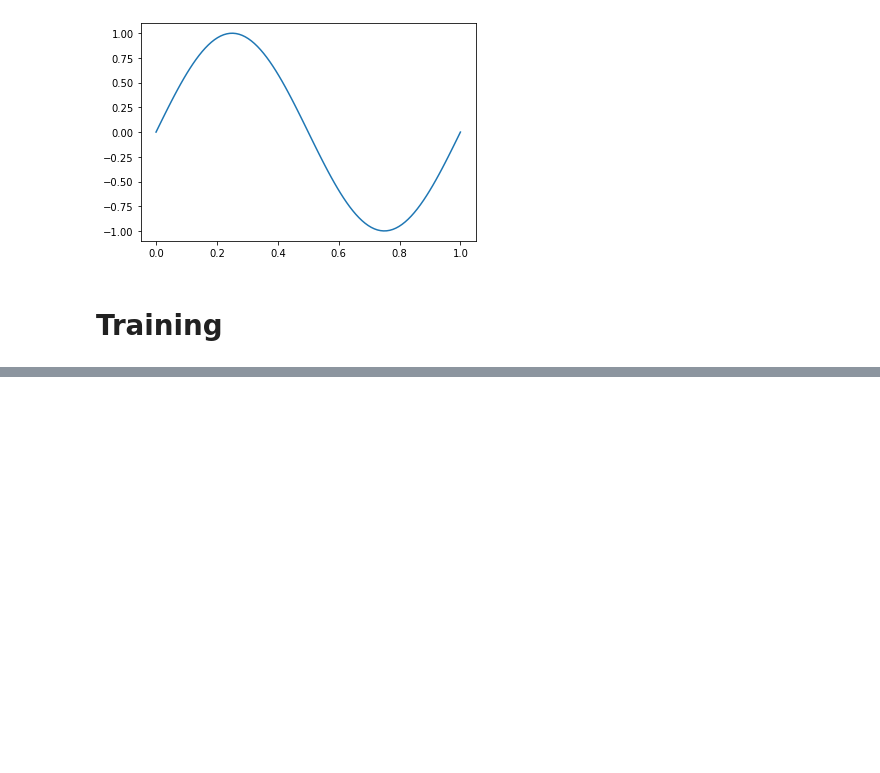
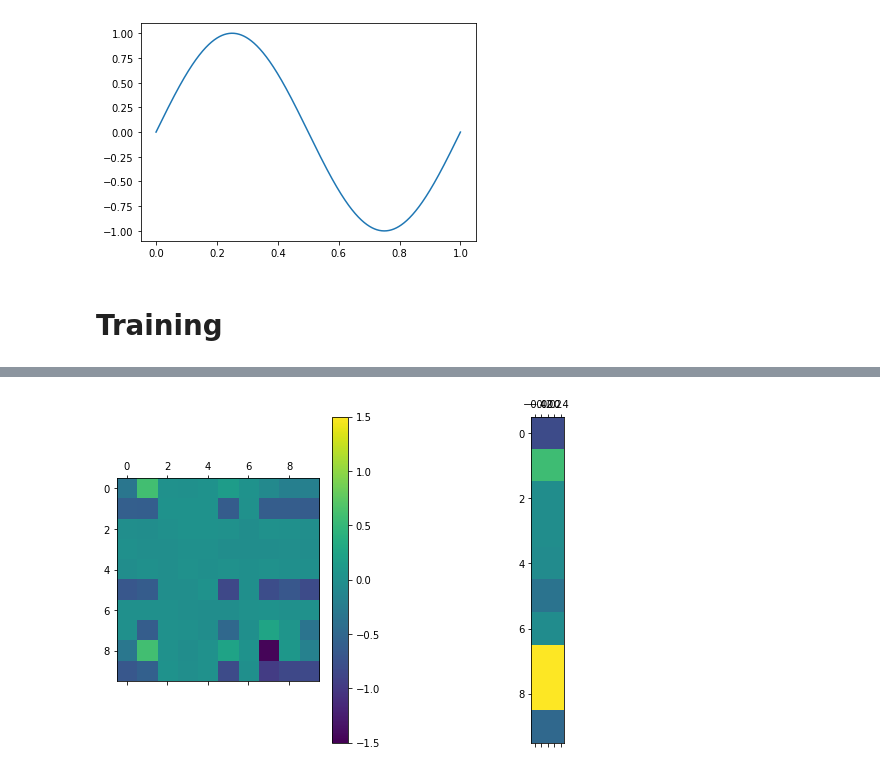
Before and after one commit to brunompacheco/deq-vdp, a Jupyter notebook: notebooks/0.1-bmp-simple-function.ipynb, the cells around one changed output, grey strips where cells are left out. Drawn from its saved outputs; the diff is of its cells as text; code cells hidden in the pictures; blank space fills up the shorter version.

```diff
--- a/notebooks/0.1-bmp-simple-function.ipynb
+++ b/notebooks/0.1-bmp-simple-function.ipynb
@@ -88,0 +92,13 @@ plt.plot(y_preds[-1])
+# %%
+fig, axs = plt.subplots(1,2)
+
+fig.set_size_inches(10,6)
+
+p = axs[0].matshow(f.A.weight.detach().cpu().numpy(), vmin=-1.5, vmax=1.5)
+fig.colorbar(p, ax=axs[0])
+
+axs[1].matshow(f.B.weight.detach().cpu().numpy(), vmin=-1.5, vmax=1.5)
+
+fig.show()
+# %% [output]
+[figure, added]
```
Also changed, not shown: parts of 3 cells of this notebook.
